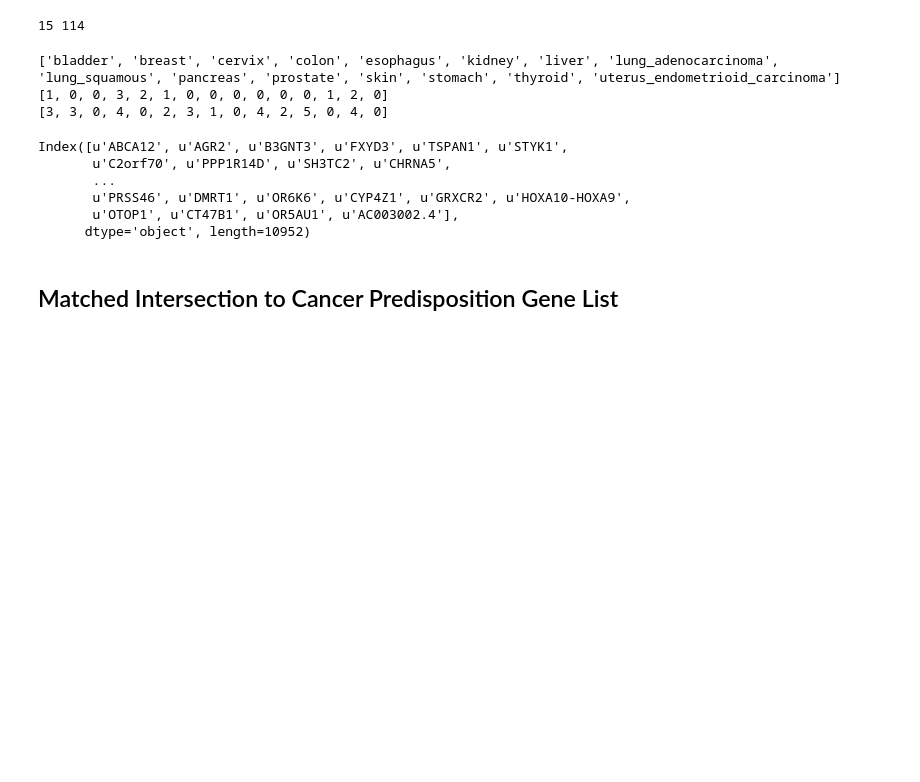
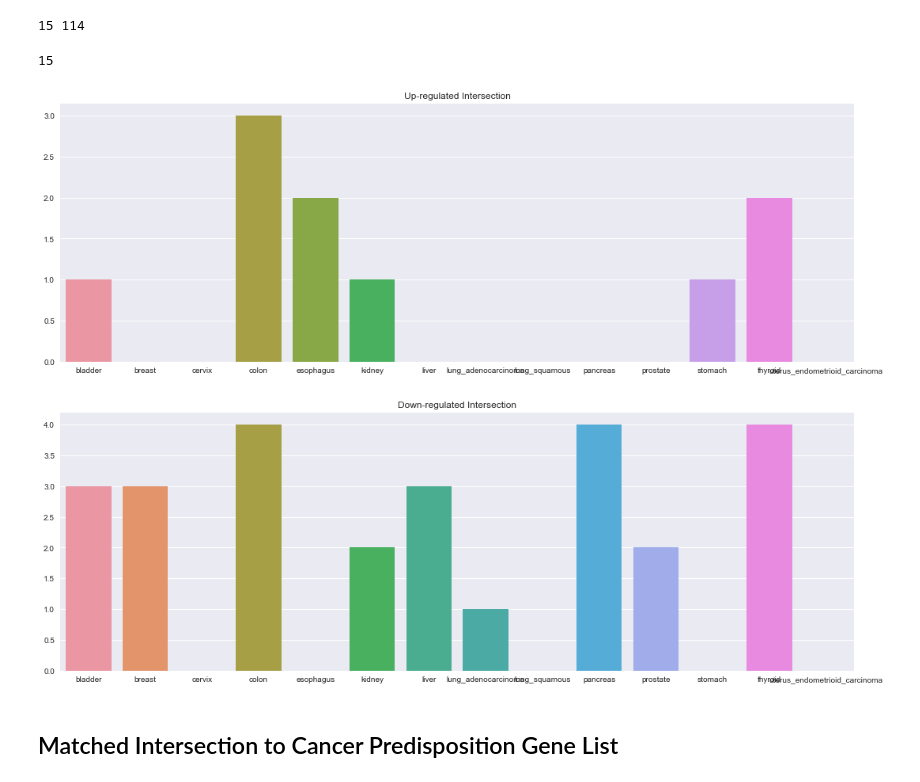
Before and after one commit to jvivian/rnaseq-recompute-analysis, a Jupyter notebook: notebooks/tcga-tumor-vs-normal/Tumor vs Normal.ipynb, the cells around one changed output. Saved outputs shown, nothing was run; the diff lists cells and outputs as text; code cells hidden in the pictures; blank space fills up the shorter version.

Commit message:
Add up / down regulated intersection

```diff
--- a/notebooks/tcga-tumor-vs-normal/Tumor vs Normal.ipynb
+++ b/notebooks/tcga-tumor-vs-normal/Tumor vs Normal.ipynb
@@ -267,23 +264,22 @@ for t in tissues:
 
     up_intersect.append(len(set(cpg_up.gene).intersection(set(up_genes))))
     down_intersect.append(len(set(cpg_down.gene).intersection(set(down_genes))))
-# %%
-print tissues
-print up_intersect
-print down_intersect
-# %% [output]
-['bladder', 'breast', 'cervix', 'colon', 'esophagus', 'kidney', 'liver', 'lung_adenocarcinoma', 'lung_squamous', 'pancreas', 'prostate', 'skin', 'stomach', 'thyroid', 'uterus_endometrioid_carcinoma']
-[1, 0, 0, 3, 2, 1, 0, 0, 0, 0, 0, 0, 1, 2, 0]
-[3, 3, 0, 4, 0, 2, 3, 1, 0, 4, 2, 5, 0, 4, 0]
-# %%
-df[df.log2FoldChange > 0].index
-# %% [output]
-Index([u'ABCA12', u'AGR2', u'B3GNT3', u'FXYD3', u'TSPAN1', u'STYK1',
-       u'C2orf70', u'PPP1R14D', u'SH3TC2', u'CHRNA5',
-       ...
-       u'PRSS46', u'DMRT1', u'OR6K6', u'CYP4Z1', u'GRXCR2', u'HOXA10-HOXA9',
-       u'OTOP1', u'CT47B1', u'OR5AU1', u'AC003002.4'],
-      dtype='object', length=10952)
+# %%
+len(up_intersect)
+# %% [output]
+15
+# %%
+fig, ax = plt.subplots(figsize=[18,6])
+sns.barplot(tissues, up_intersect, ax=ax)
+plt.title('Up-regulated Intersection')
+plt.show()
+
+fig, ax = plt.subplots(figsize=[18,6])
+sns.barplot(tissues, down_intersect, ax=ax)
+plt.title('Down-regulated Intersection');
+# %% [output]
+[figure, added]
+[figure, added]
 # %% [markdown]
 ## Matched Intersection to Cancer Predisposition Gene List
 # %%
```
Also changed, not shown: parts of 2 cells of this notebook.
